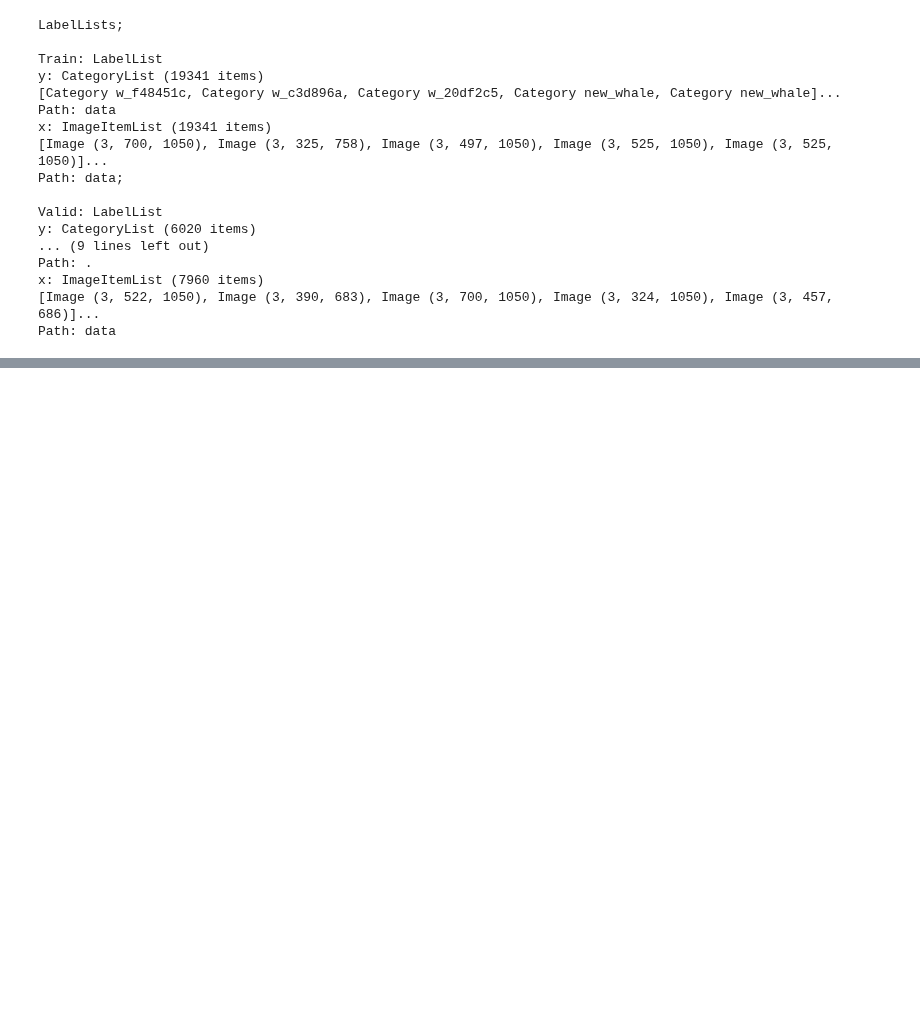
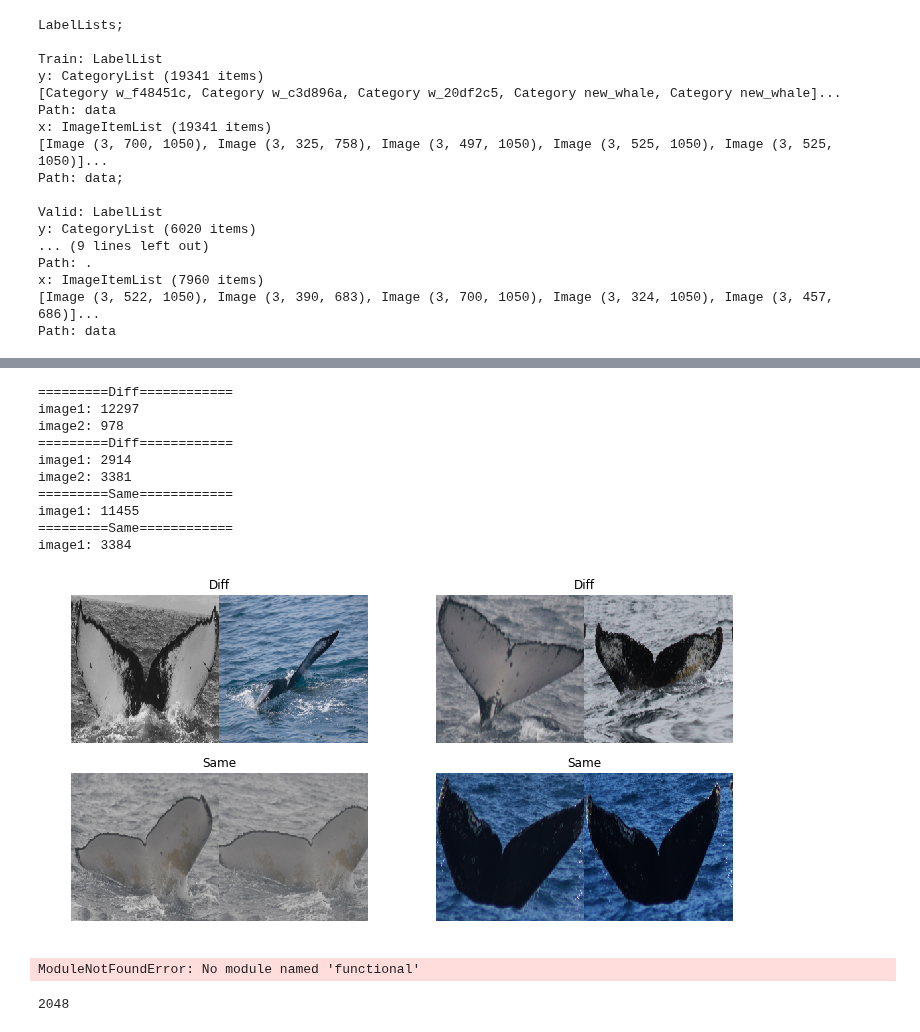
Before and after one commit to jachen36/humpback_kaggle, a Jupyter notebook: siamese_network.ipynb, the cells around one changed output, grey strips where cells are left out. Saved outputs shown, nothing was run; the diff lists cells and outputs as text; code cells hidden in the pictures; blank space fills up the shorter version.

Commit message:
Finished PairImgDataset and plotting viz. Working on Siamese network

```diff
--- a/siamese_network.ipynb
+++ b/siamese_network.ipynb
@@ -270,0 +199,31 @@ Type:      builtin_function_or_method
+# %%
+def plot_pair(imagepair, ax=None):
+    # fuse image and extend the width
+    img = torch.cat((imagepair[0][0].data, imagepair[0][1].data), 2).numpy().transpose(1,2,0)
+    if ax is None:
+        _, ax = plt.subplots()
+
+    ax.imshow(img)
+    ax.axis('off')
+    ax.set_title('Same' if imagepair[1] else 'Diff')
+
+def plot_multipair(data, r=2, c=2, figsize= (12,6)):
+    _, axes = plt.subplots(r, c, figsize=figsize)
+    for i in range(r):
+        for j in range(c):
+            idx = np.random.randint(len(data))
+            plot_pair(data[idx], ax=axes[i,j])
+# %%
+plot_multipair(PairImgDataset(src.train), 2, 2)
+# %% [output]
+=========Diff============
+image1: 12297
+image2: 978
+=========Diff============
+image1: 2914
+image2: 3381
+=========Same============
+image1: 11455
+=========Same============
+image1: 3384
+[figure, added]
@@ -270,0 +247,15 @@ Type:      builtin_function_or_method
+# %%
+class SiameseNetwork(nn.Module):
+    def __init__(self, arch=models.resnet18):
+        super(SiameseNetwork, self).__init__()
+        self.cnn = create_body(arch)
+        nf = fastai.callbacks.hooks.num_features_model(self.cnn) * 2
+        self.head = nn.linear(nf, 1)
+
+    def forward(self, img1, img2):
+# %% [output]
+ModuleNotFoundError: No module named 'functional'
+# %%
+fastai.callbacks.hooks.num_features_model(create_body(models.resnet50))
+# %% [output]
+2048
```
Also changed, not shown: parts of 38 cells of this notebook.
